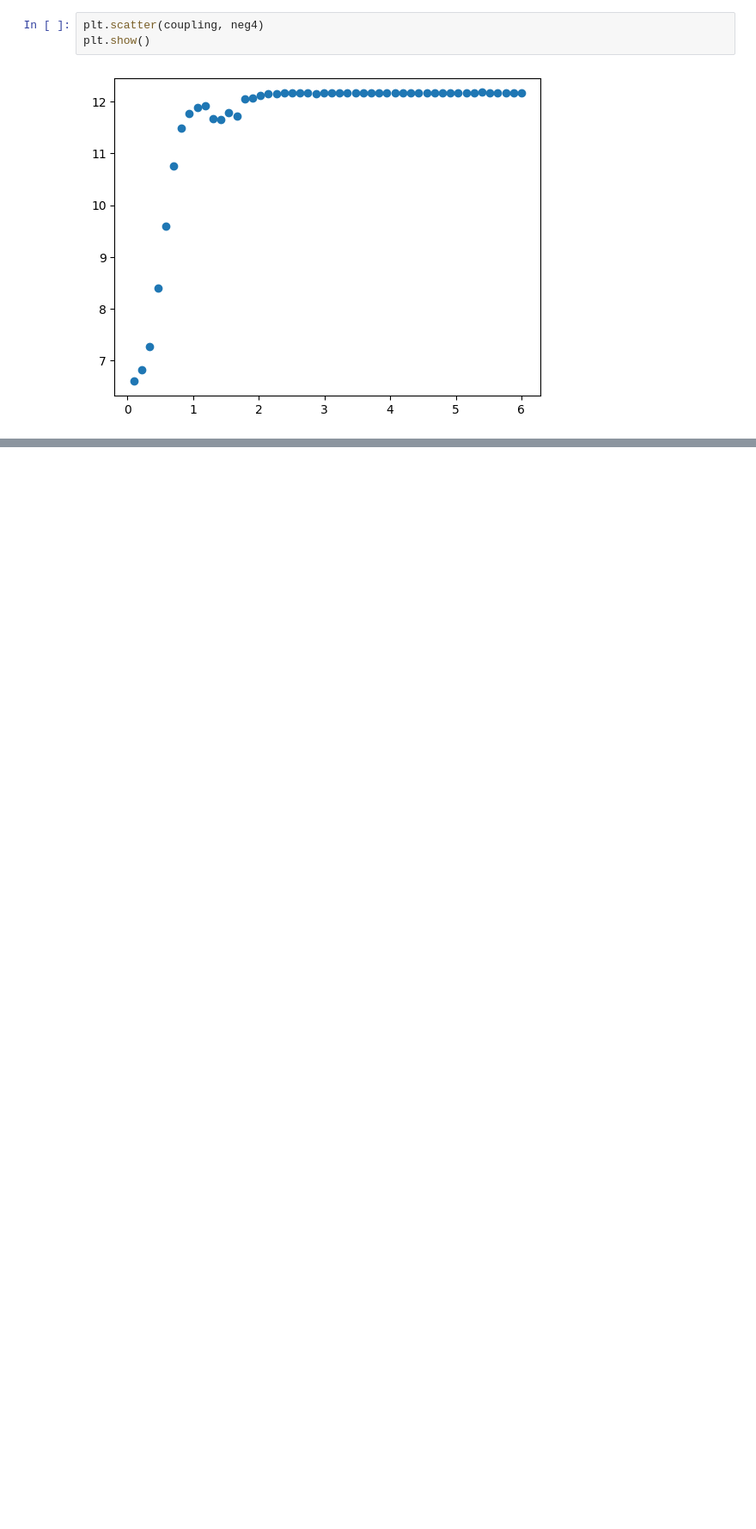
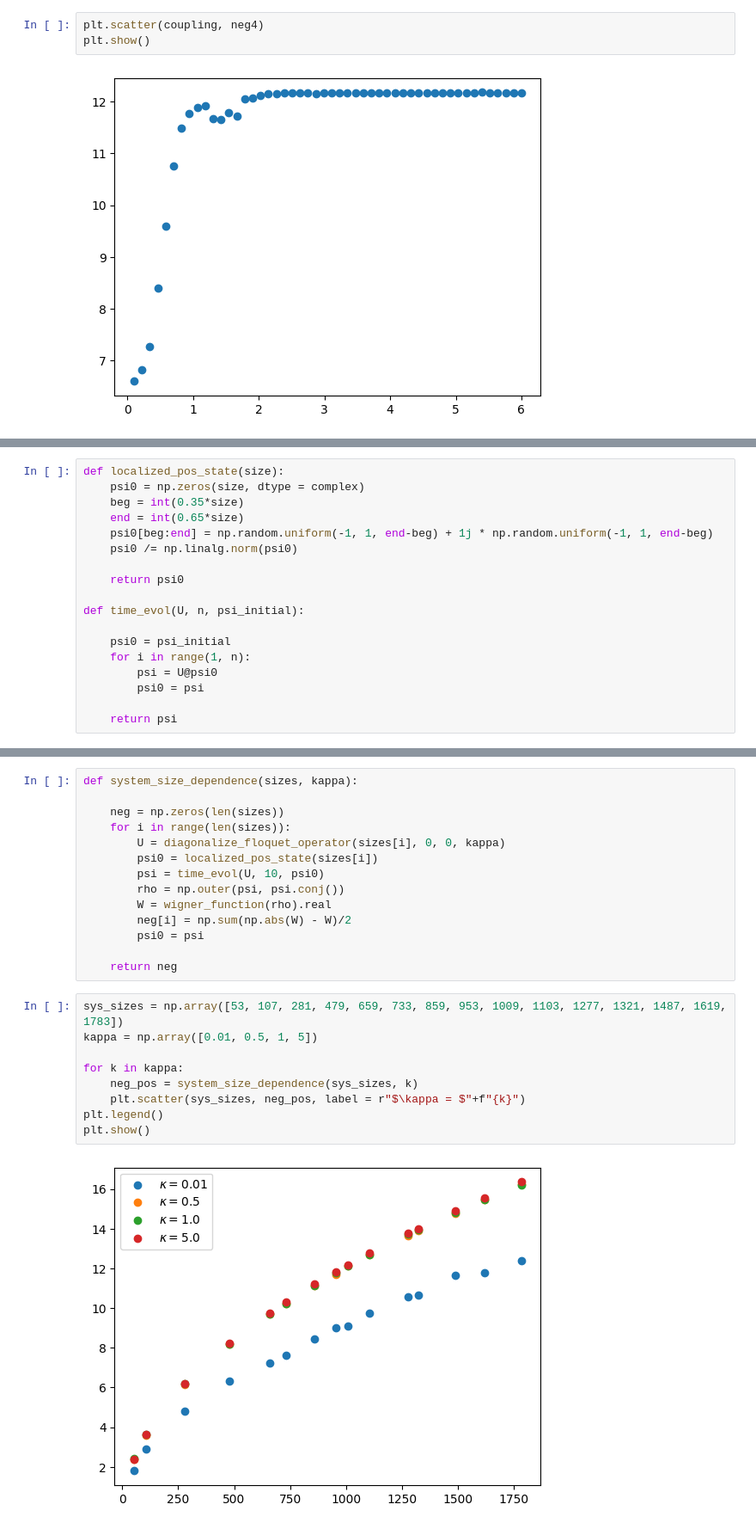
Before and after one commit to adimalz10/thesis-wigner-function, a Jupyter notebook: qkr_torus/wigner_negativity.ipynb, the cells around one changed output, grey strips where cells are left out. Shown at 86% size. Cells and saved outputs as stored; diff of their text form; blank space fills up the shorter version.

```diff
--- a/qkr_torus/wigner_negativity.ipynb
+++ b/qkr_torus/wigner_negativity.ipynb
@@ -228,0 +173,18 @@ print(eta)
+# %%
+def localized_pos_state(size):
+    psi0 = np.zeros(size, dtype = complex)
+    beg = int(0.35*size)
+    end = int(0.65*size)
+    psi0[beg:end] = np.random.uniform(-1, 1, end-beg) + 1j * np.random.uniform(-1, 1, end-beg)
+    psi0 /= np.linalg.norm(psi0)
+
+    return psi0
+
+def time_evol(U, n, psi_initial):
+
+    psi0 = psi_initial
+    for i in range(1, n):
+        psi = U@psi0
+        psi0 = psi
+
+    return psi
@@ -228,0 +193,25 @@ print(eta)
+# %%
+def system_size_dependence(sizes, kappa):
+
+    neg = np.zeros(len(sizes))
+    for i in range(len(sizes)):
+        U = diagonalize_floquet_operator(sizes[i], 0, 0, kappa)
+        psi0 = localized_pos_state(sizes[i])
+        psi = time_evol(U, 10, psi0)
+        rho = np.outer(psi, psi.conj())
+        W = wigner_function(rho).real
+        neg[i] = np.sum(np.abs(W) - W)/2
+        psi0 = psi
+
+    return neg
+# %%
+sys_sizes = np.array([53, 107, 281, 479, 659, 733, 859, 953, 1009, 1103, 1277, 1321, 1487, 1619, 1783])
+kappa = np.array([0.01, 0.5, 1, 5])
+
+for k in kappa:
+    neg_pos = system_size_dependence(sys_sizes, k)
+    plt.scatter(sys_sizes, neg_pos, label = r"$\kappa = $"+f"{k}")
+plt.legend()
+plt.show()
+# %% [output]
+[figure, added]
```
Also changed, not shown: parts of 30 cells of this notebook.
